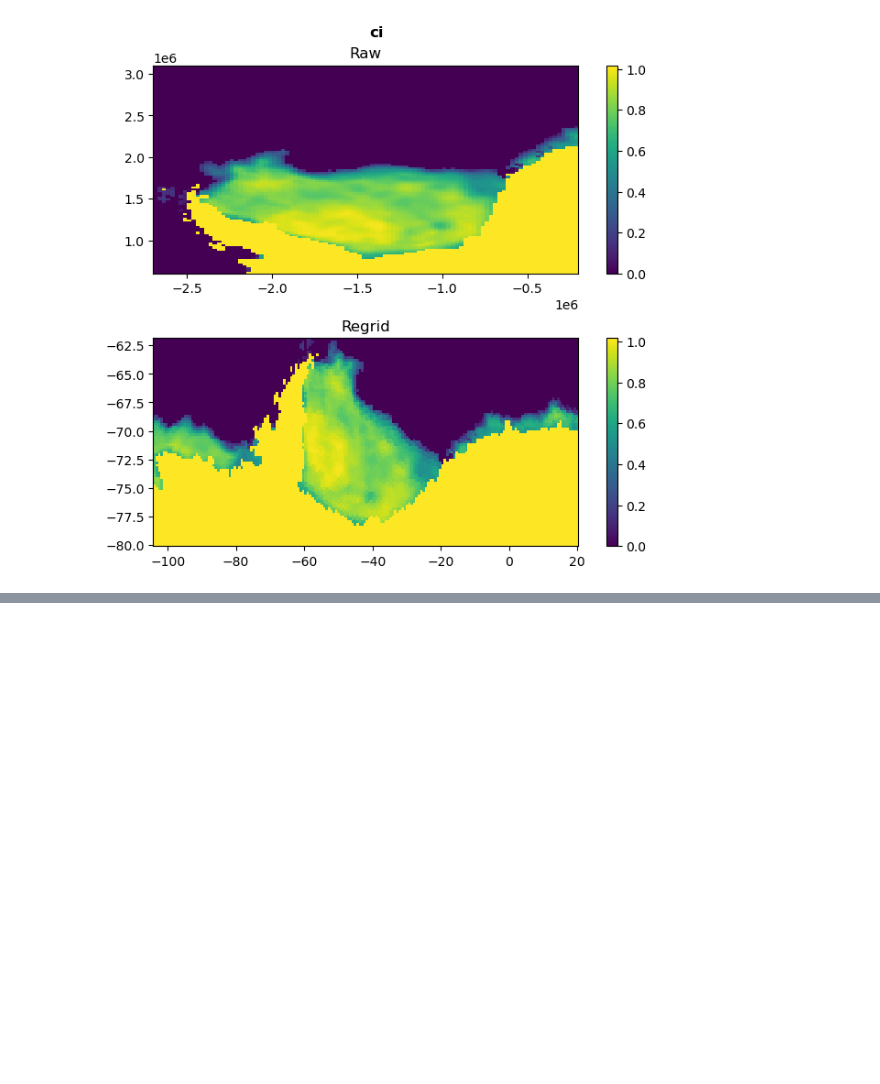
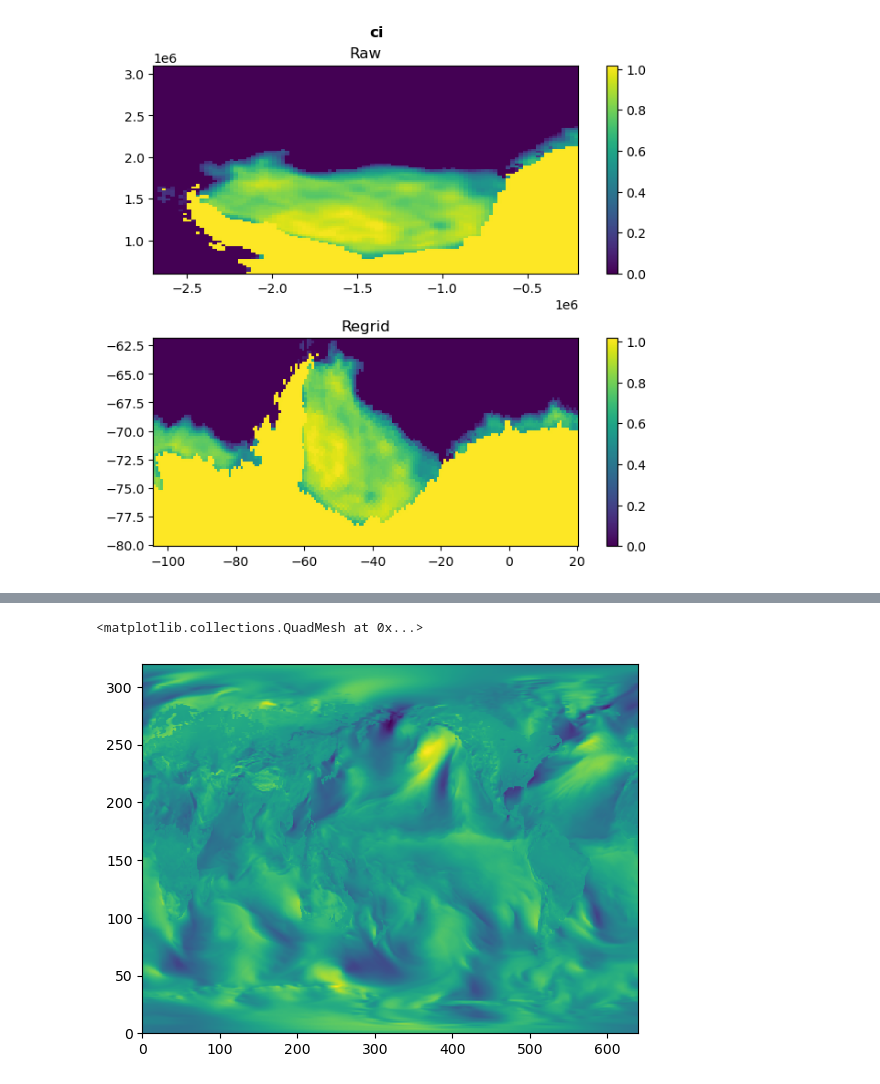
Before and after one commit to jackbassham/thesis-rough, a Jupyter notebook: notebooks/5.0-jwb-test-plot-regrid.ipynb, the cells around one changed output, grey strips where cells are left out. Drawn from its saved outputs; the diff is of its cells as text; code cells hidden in the pictures; blank space fills up the shorter version.

```diff
--- a/notebooks/5.0-jwb-test-plot-regrid.ipynb
+++ b/notebooks/5.0-jwb-test-plot-regrid.ipynb
@@ -264,0 +309,5 @@ plot_original_and_regrid(
+# %%
+plt.pcolormesh(data_raw['va'][0])
+# %% [output]
+<matplotlib.collections.QuadMesh at 0x...>
+[figure, added]
```
Also changed, not shown: parts of 7 cells of this notebook.
